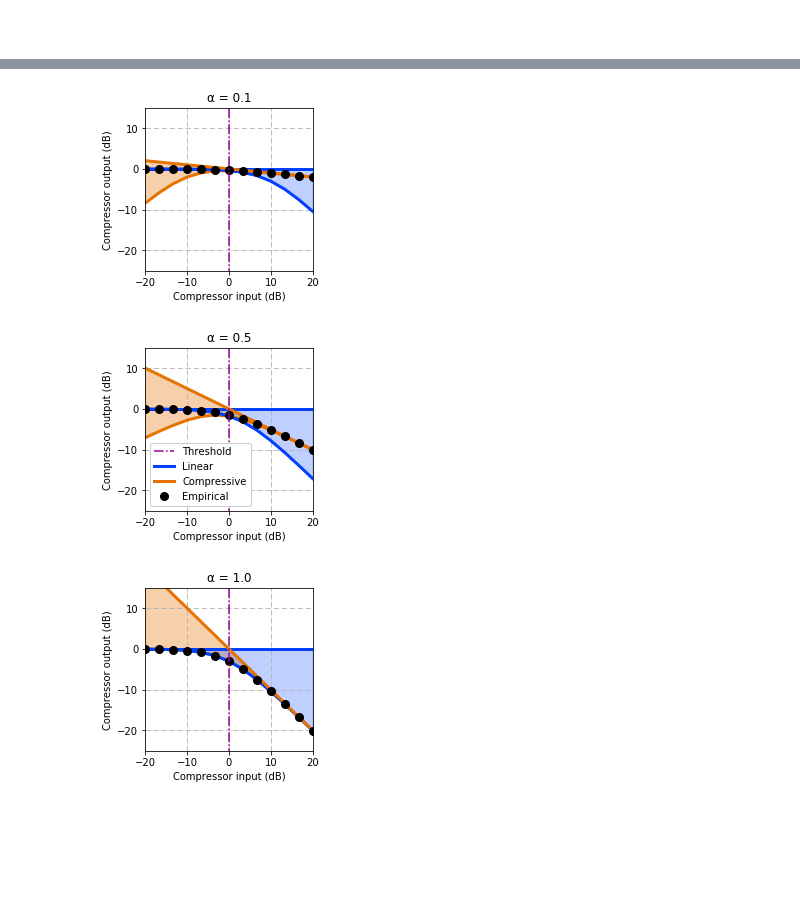
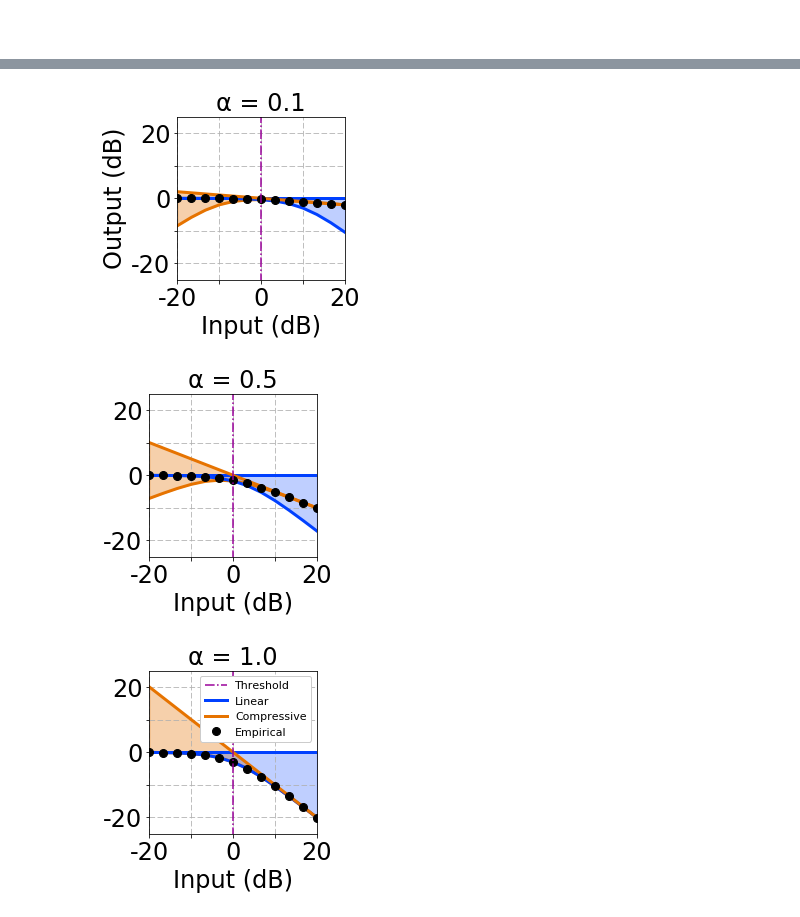
Before and after one commit to BirdVox/lostanlen_spl2018, a Jupyter notebook: pcen_asymptotics.ipynb, the cells around one changed output, grey strips where cells are left out. Cells and saved outputs as stored; diff of their text form; code cells hidden in the pictures; blank space fills up the shorter version.

```diff
--- a/pcen_asymptotics.ipynb
+++ b/pcen_asymptotics.ipynb
@@ -95,23 +95,27 @@ for power in [0.25, 0.5, 0.75]:
 
     fig.axes[0].grid(linestyle='--')
 
-    plt.xlabel("Compressor input (dB)")
-    plt.ylabel("Compressor output (dB)")
+    plt.xlabel("Input (dB)", fontsize=24)
+
+    if power == 0.25:
+        plt.ylabel("Output (dB)", fontsize=24)
 
     plt.xlim([-10, 30])
-    plt.xticks([-10, 0, 10, 20, 30])
+    plt.xticks([-10, 0, 10, 20, 30], fontsize=24)
     plt.ylim([-25, 15])
-    plt.yticks([-20, -10, 0, 10, 20])
+    plt.yticks([-20, -10, 0, 10, 20], fontsize=24)
+    if not power == 0.25:
+        plt.gca().set_yticklabels(["", "", "", "", ""])
 
-    plt.title("r = " + str(power))
+    plt.title("r = " + str(power), fontsize=24)
 
     legend_threshold = plt.plot([0, 0], [-1e6, 1e6], '-.',
         color='#990099', label='Threshold')
 
-    if power == 0.5:
+    if power == 0.75:
         leg = plt.legend(handles=[
             legend_threshold[0], legend_linear,
-            legend_compressive, legend_empirical])
+            legend_compressive, legend_empirical], fontsize=11)
         leg.get_frame().set_alpha(1)
 
     fig.savefig('bode_compressor_{:3.1f}.png'.format(power),
@@ -164,43 +168,47 @@ for gain in [0.1, 0.5, 1.0]:
 
     plt.plot(
         10*np.log10(M),
         10*np.log10(M**(-gain)),
         color="#E67300",
         linewidth=3.0)
     plt.plot(10*np.log10(M), 10*np.log10(denom),
         'o',
         color='k',
         markersize=8.0)
 
 
     fig.axes[0].grid(linestyle='--')
 
-    plt.xlabel("Compressor input (dB)")
-    plt.ylabel("Compressor output (dB)")
+    plt.xlabel("Input (dB)", fontsize=24)
+
+    if gain == 0.1:
+        plt.ylabel("Output (dB)", fontsize=24)
 
     plt.xlim([-20, 20])
     plt.xticks([-20, -10, 0, 10, 20])
-    plt.ylim([-25, 15])
-    plt.yticks([-20, -10, 0, 10])
+    plt.gca().set_xticklabels(["-20", "", "0", "", "20"], fontsize=24)
+    plt.ylim([-25, 25])
+    plt.yticks([-20, -10, 0, 10, 20])
+    plt.gca().set_yticklabels(["-20", "", "0", "", "20"], fontsize=24)
 
-    plt.title("α = " + str(gain))
+    plt.title("α = " + str(gain), fontsize=24)
 
     legend_threshold = plt.plot([0, 0], [-1e6, 1e6], '-.',
         color='#990099', label='Threshold')
 
-    if gain == 0.5:
+    if gain == 1.0:
         leg = plt.legend(handles=[
             legend_threshold[0], legend_linear,
-            legend_compressive, legend_empirical])
+            legend_compressive, legend_empirical], fontsize=11)
         leg.get_frame().set_alpha(1)
 
     plt.show()
     fig.savefig('bode_renorm_{:3.1f}.png'.format(gain),
                 transparent=True, bbox_inches="tight", dpi=1000)
 # %% [output]
-[figure, old version]
+[figure, new version]
-[figure, old version]
+[figure, new version]
-[figure, old version]
+[figure, new version]
 # %%
 from matplotlib import pyplot as plt
 import numpy as np
```
Also changed, not shown: parts of 3 cells of this notebook, 9 other files.
